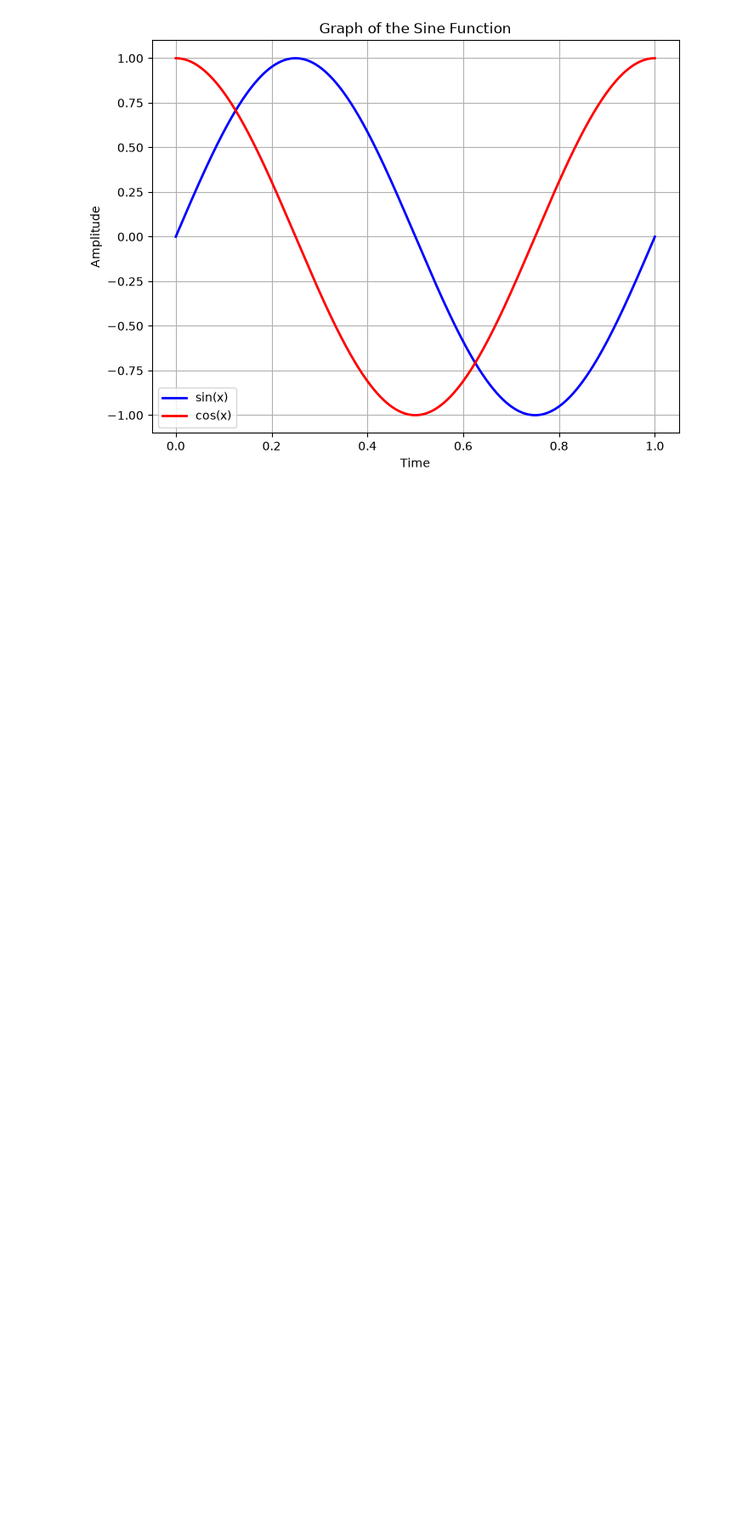
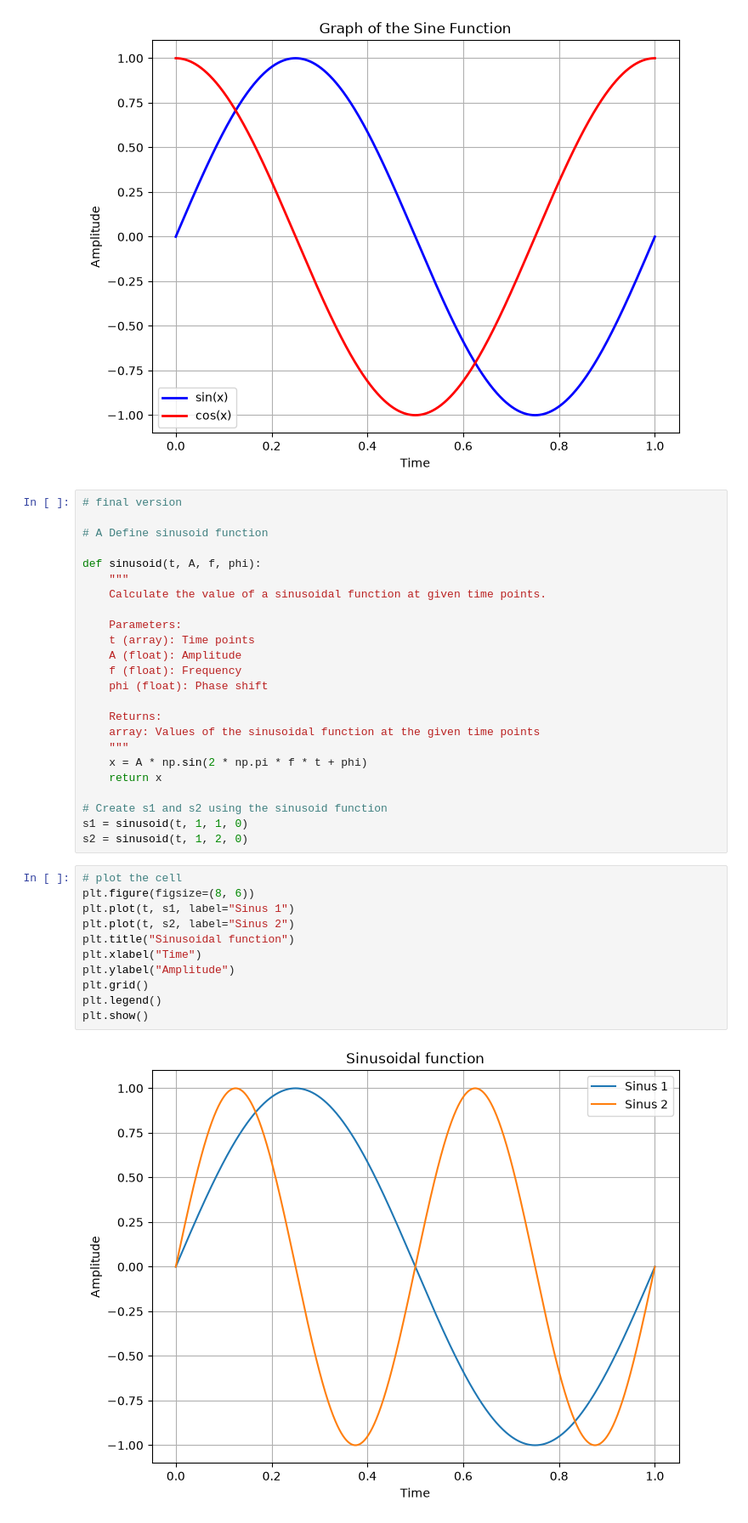
Before and after one commit to MartinPIG-student/Series02-python, a Jupyter notebook: python-series02.ipynb, the cells around one changed output. Shown at 85% size. Saved outputs shown, nothing was run; the diff lists cells and outputs as text; blank space fills up the shorter version.

Commit message:
Add sinusoid function and plot s1/s2 with different frequencies

```diff
--- a/python-series02.ipynb
+++ b/python-series02.ipynb
@@ -71,3 +71,40 @@ plt.savefig("sine_cosine_plot.png")
 plt.show()
 # %% [output]
 [figure]
+# %%
+# final version
+
+# A Define sinusoid function
+
+def sinusoid(t, A, f, phi):
+    """
+    Calculate the value of a sinusoidal function at given time points.
+
+    Parameters:
+    t (array): Time points
+    A (float): Amplitude
+    f (float): Frequency
+    phi (float): Phase shift
+
+    Returns:
+    array: Values of the sinusoidal function at the given time points
+    """
+    x = A * np.sin(2 * np.pi * f * t + phi)
+    return x
+
+# Create s1 and s2 using the sinusoid function
+s1 = sinusoid(t, 1, 1, 0)
+s2 = sinusoid(t, 1, 2, 0)
+# %%
+# plot the cell
+plt.figure(figsize=(8, 6))
+plt.plot(t, s1, label="Sinus 1")
+plt.plot(t, s2, label="Sinus 2")
+plt.title("Sinusoidal function")
+plt.xlabel("Time")
+plt.ylabel("Amplitude")
+plt.grid()
+plt.legend()
+plt.show()
+# %% [output]
+[figure, added]
```
Also changed, not shown: 2 other files.
